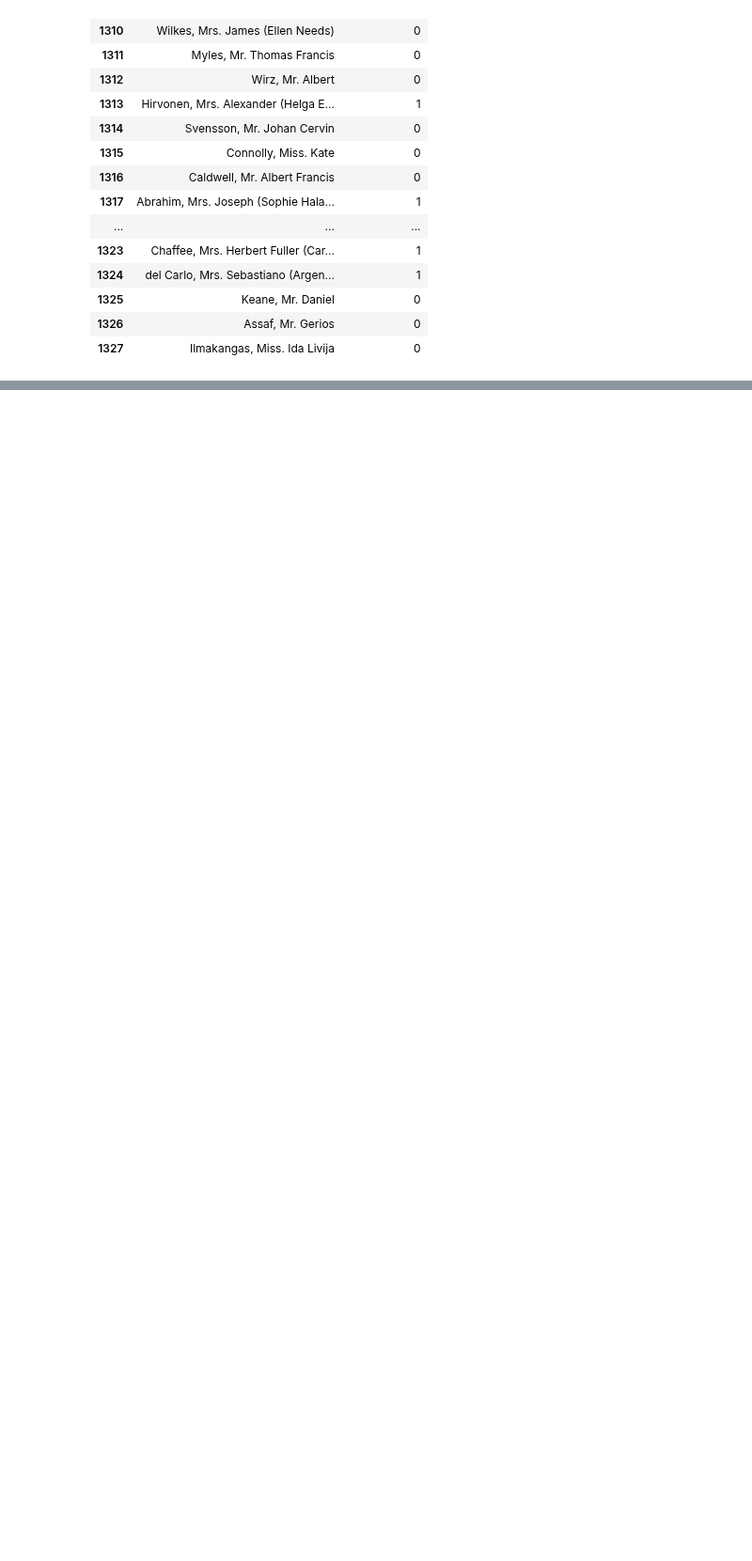
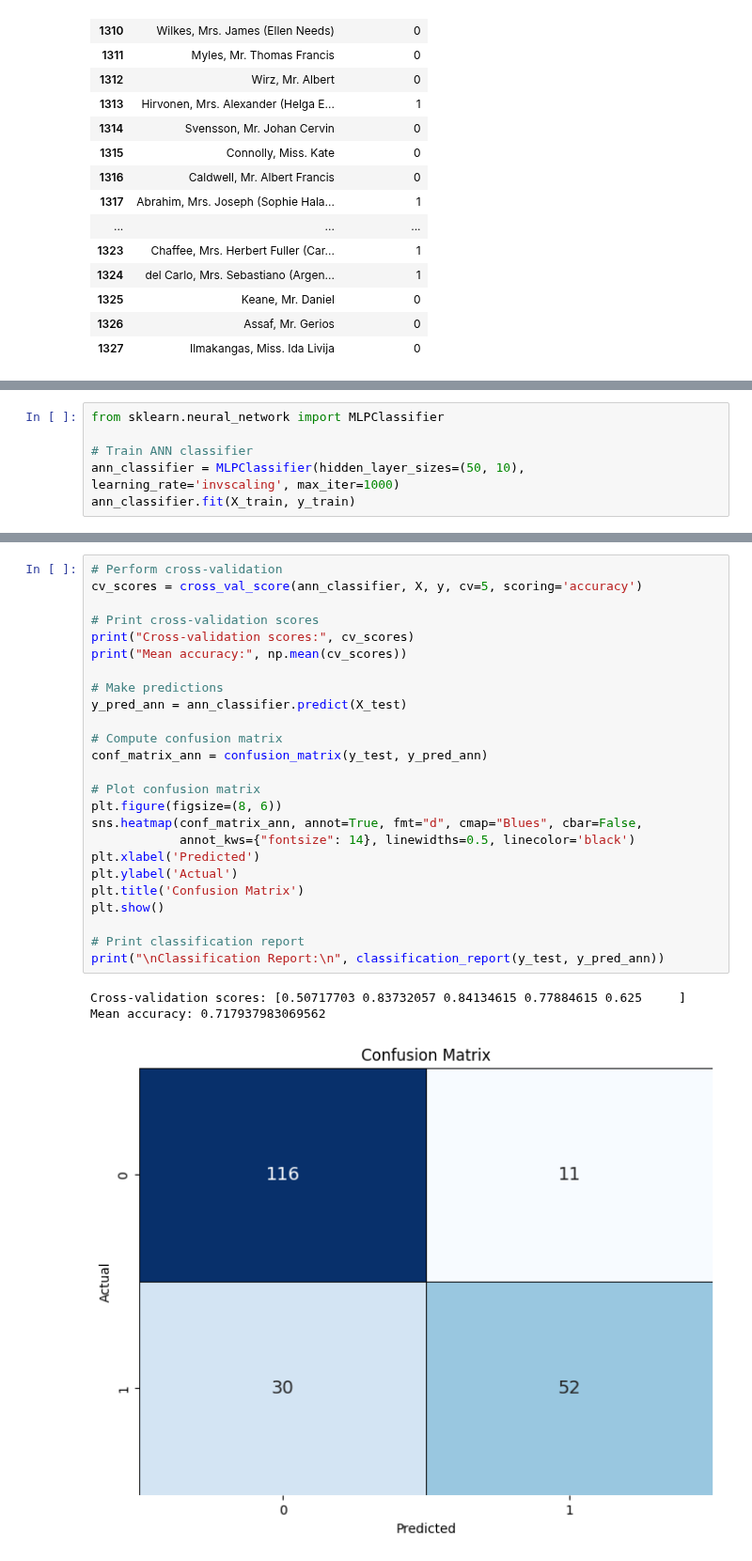
Before and after one commit to faresmohamed260/School-Work, a Jupyter notebook: Machine Learning/Final Project/Passengers survival status.ipynb, the cells around one changed output, grey strips where cells are left out. Shown at 94% size. Cells and saved outputs as stored; diff of their text form; blank space fills up the shorter version.

```diff
--- a/Machine Learning/Final Project/Passengers survival status.ipynb
+++ b/Machine Learning/Final Project/Passengers survival status.ipynb
@@ -442,0 +450,6 @@ test_set[['name', 'knn_survived']].style.background_gradient(cmap="turbo")
+# %%
+from sklearn.neural_network import MLPClassifier
+
+# Train ANN classifier
+ann_classifier = MLPClassifier(hidden_layer_sizes=(50, 10), learning_rate='invscaling', max_iter=1000)
+ann_classifier.fit(X_train, y_train)
@@ -442,0 +459,29 @@ test_set[['name', 'knn_survived']].style.background_gradient(cmap="turbo")
+# %%
+# Perform cross-validation
+cv_scores = cross_val_score(ann_classifier, X, y, cv=5, scoring='accuracy')
+
+# Print cross-validation scores
+print("Cross-validation scores:", cv_scores)
+print("Mean accuracy:", np.mean(cv_scores))
+
+# Make predictions
+y_pred_ann = ann_classifier.predict(X_test)
+
+# Compute confusion matrix
+conf_matrix_ann = confusion_matrix(y_test, y_pred_ann)
+
+# Plot confusion matrix
+plt.figure(figsize=(8, 6))
+sns.heatmap(conf_matrix_ann, annot=True, fmt="d", cmap="Blues", cbar=False,
+            annot_kws={"fontsize": 14}, linewidths=0.5, linecolor='black')
+plt.xlabel('Predicted')
+plt.ylabel('Actual')
+plt.title('Confusion Matrix')
+plt.show()
+
+# Print classification report
+print("\nClassification Report:\n", classification_report(y_test, y_pred_ann))
+# %% [output]
+Cross-validation scores: [0.50717703 0.83732057 0.84134615 0.77884615 0.625     ]
+Mean accuracy: 0.717937983069562
+[figure, added]
```
Also changed, not shown: parts of 4 cells of this notebook.
